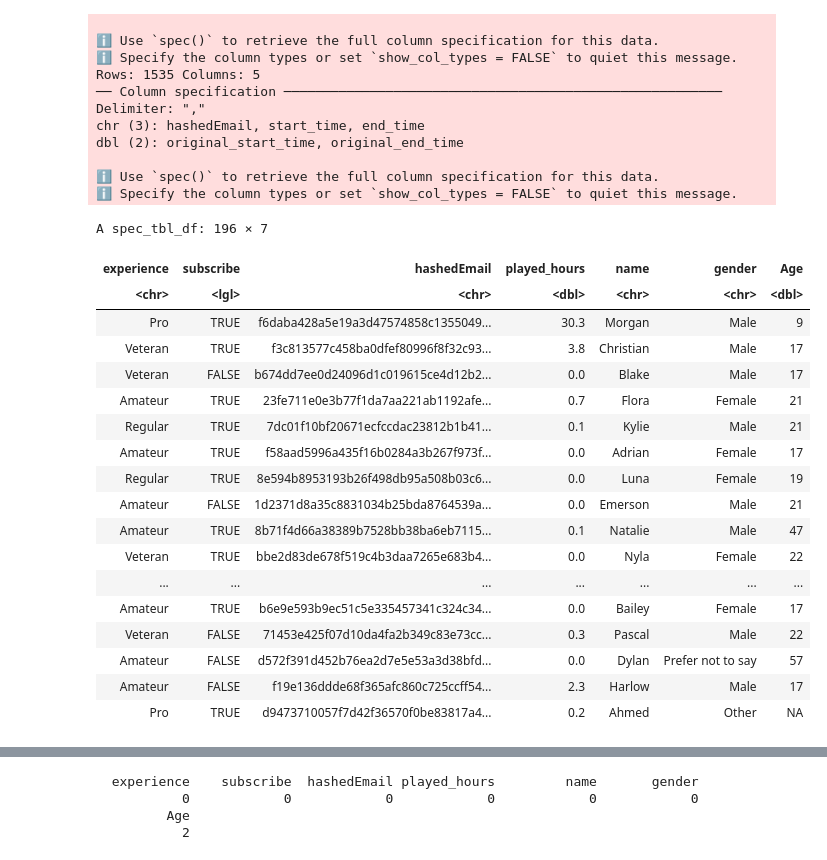
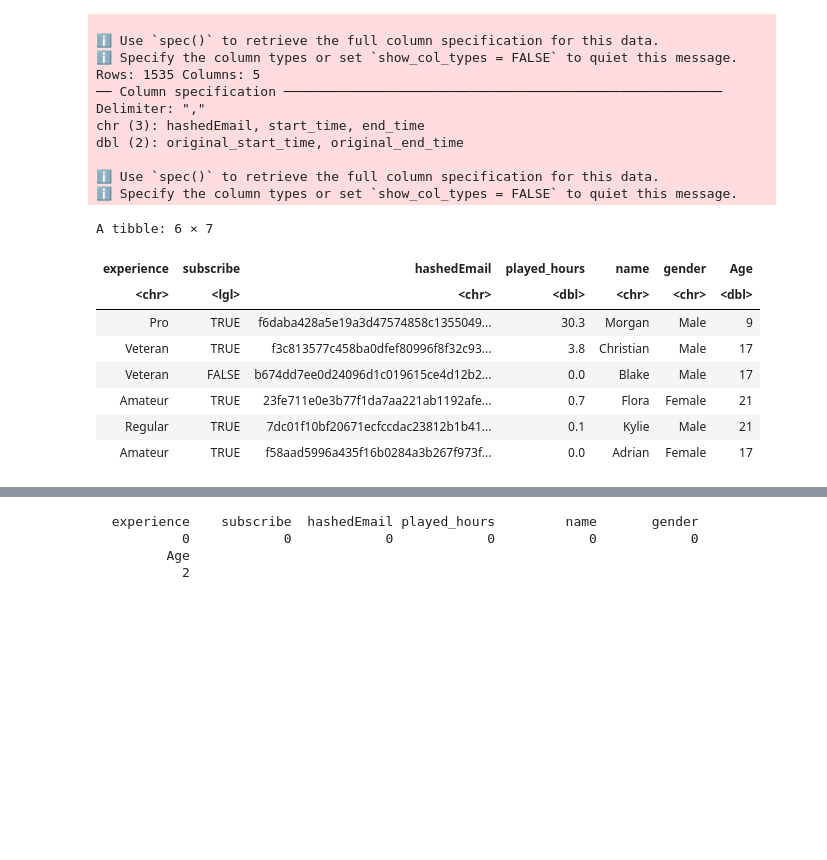
Before and after one commit to edoardo-antonucci/Data-Science-Project-Planning-Stage-Individual-, a Jupyter notebook: planning_stage.ipynb, the cells around one changed output, grey strips where cells are left out. Drawn from its saved outputs; the diff is of its cells as text; code cells hidden in the pictures; blank space fills up the shorter version.

Commit message:
The file was made reproducible on any computer by adding the URL of the dataset downloadable from git hub into the read functions.

```diff
--- a/planning_stage.ipynb
+++ b/planning_stage.ipynb
@@ -12,8 +12,9 @@ library(tidyverse)
 ✖ dplyr::lag()    masks stats::lag()
 ℹ Use the conflicted package (<http://conflicted.r-lib.org/>) to force all conflicts to become errors
 # %%
-players <- read_csv("players.csv")
-sessions <- read_csv("sessions.csv")
+players <- read_csv("https://raw.githubusercontent.com/edoardo-antonucci/Data-Science-Project-Planning-Stage-Individual-/main/players.csv")
+
+sessions <- read_csv("https://raw.githubusercontent.com/edoardo-antonucci/Data-Science-Project-Planning-Stage-Individual-/main/sessions.csv")
 # %% [output]
 Rows: 196 Columns: 7
 ── Column specification ────────────────────────────────────────────────────────
@@ -33,25 +34,15 @@ dbl (2): original_start_time, original_end_time
 ℹ Use `spec()` to retrieve the full column specification for this data.
 ℹ Specify the column types or set `show_col_types = FALSE` to quiet this message.
 # %%
-players
+head(players)
 # %% [output]
-A spec_tbl_df: 196 × 7
+A tibble: 6 × 7
 | experience | subscribe | hashedEmail | played_hours | name | gender | Age |
 | <chr> | <lgl> | <chr> | <dbl> | <chr> | <chr> | <dbl> |
 | Pro | TRUE | f6daba428a5e19a3d47574858c1355049... | 30.3 | Morgan | Male | 9 |
 | Veteran | TRUE | f3c813577c458ba0dfef80996f8f32c93... | 3.8 | Christian | Male | 17 |
 | Veteran | FALSE | b674dd7ee0d24096d1c019615ce4d12b2... | 0.0 | Blake | Male | 17 |
 | Amateur | TRUE | 23fe711e0e3b77f1da7aa221ab1192afe... | 0.7 | Flora | Female | 21 |
 | Regular | TRUE | 7dc01f10bf20671ecfccdac23812b1b41... | 0.1 | Kylie | Male | 21 |
 | Amateur | TRUE | f58aad5996a435f16b0284a3b267f973f... | 0.0 | Adrian | Female | 17 |
-| Regular | TRUE | 8e594b8953193b26f498db95a508b03c6... | 0.0 | Luna | Female | 19 |
-| Amateur | FALSE | 1d2371d8a35c8831034b25bda8764539a... | 0.0 | Emerson | Male | 21 |
-| Amateur | TRUE | 8b71f4d66a38389b7528bb38ba6eb7115... | 0.1 | Natalie | Male | 47 |
-| Veteran | TRUE | bbe2d83de678f519c4b3daa7265e683b4... | 0.0 | Nyla | Female | 22 |
-| ... | ... | ... | ... | ... | ... | ... |
-| Amateur | TRUE | b6e9e593b9ec51c5e335457341c324c34... | 0.0 | Bailey | Female | 17 |
-| Veteran | FALSE | 71453e425f07d10da4fa2b349c83e73cc... | 0.3 | Pascal | Male | 22 |
-| Amateur | FALSE | d572f391d452b76ea2d7e5e53a3d38bfd... | 0.0 | Dylan | Prefer not to say | 57 |
-| Amateur | FALSE | f19e136ddde68f365afc860c725ccff54... | 2.3 | Harlow | Male | 17 |
-| Pro | TRUE | d9473710057f7d42f36570f0be83817a4... | 0.2 | Ahmed | Other | NA |
 # %%
```
Also changed, not shown: parts of 1 cell of this notebook.
